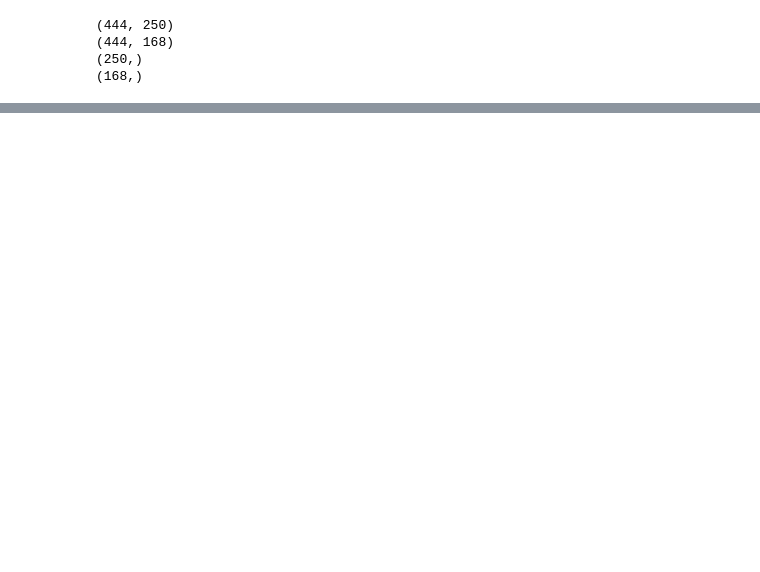
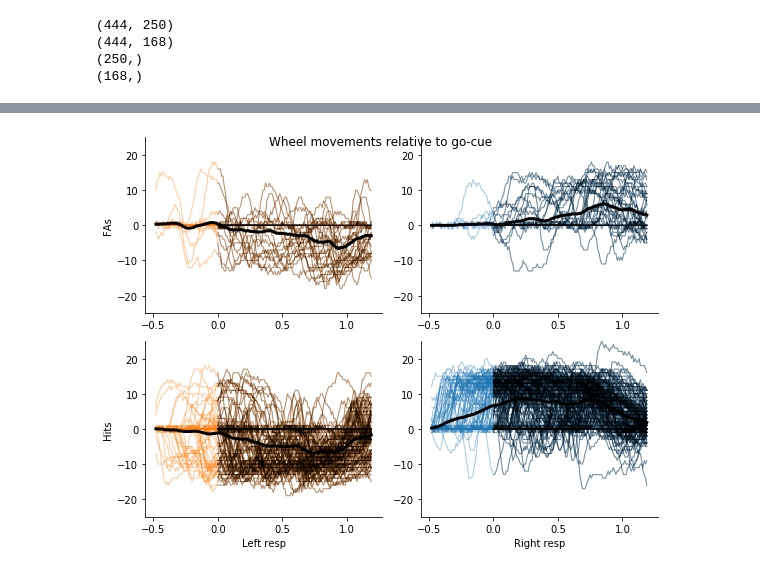
Before and after one commit to KceniaB/NMA_project, a Jupyter notebook: sam/Steinmetz_example_playground.ipynb, the cells around one changed output, grey strips where cells are left out. Saved outputs shown, nothing was run; the diff lists cells and outputs as text; code cells hidden in the pictures; blank space fills up the shorter version.

```diff
--- a/sam/Steinmetz_example_playground.ipynb
+++ b/sam/Steinmetz_example_playground.ipynb
@@ -269,43 +271,51 @@ wheelpos = wheelpos_cue
 wheelpos_postcue = wheelpos_cue_postcue
 t = t_cue
 
-plt.figure(figsize=[10,8])
+plt.figure(figsize=[8,6])
 
 plt.subplot(221)
 plt.plot(t,wheelpos[np.where(trls_NL)].T,cols[1],alpha=.4,linewidth=1)
 plt.plot(t,wheelpos_postcue[np.where(trls_NL)].T,'k',alpha=.3,linewidth=1)
 plt.plot(t,np.mean(wheelpos[np.where(trls_NL)],axis=0),'k',linewidth=3)
 plt.ylim(-25,25)
+plt.xticks([-.5,0,.5,1])
 plt.ylabel('FAs')
 
 plt.subplot(222)
 plt.plot(t,wheelpos[np.where(trls_NR)].T,cols[0],alpha=.4,linewidth=1)
 plt.plot(t,wheelpos_postcue[np.where(trls_NR)].T,'k',alpha=.3,linewidth=1)
 plt.plot(t,np.mean(wheelpos[np.where(trls_NR)],axis=0),'k',linewidth=3)
 plt.ylim(-25,25)
+plt.xticks([-.5,0,.5,1])
 
 plt.subplot(223)
 plt.plot(t,wheelpos[np.where(trls_GL)].T,cols[1],alpha=.4,linewidth=1)
 plt.plot(t,wheelpos_postcue[np.where(trls_GL)].T,'k',alpha=.3,linewidth=1)
 plt.plot(t,np.mean(wheelpos[np.where(trls_GL)],axis=0),'k',linewidth=3)
 plt.ylim(-25,25)
+plt.xticks([-.5,0,.5,1])
 plt.xlabel('Left resp')
 plt.ylabel('Hits')
 
 plt.subplot(224)
 plt.plot(t,wheelpos[np.where(trls_GR)].T,cols[0],alpha=.4,linewidth=1)
 plt.plot(t,wheelpos_postcue[np.where(trls_GR)].T,'k',alpha=.3,linewidth=1)
 plt.plot(t,np.mean(wheelpos[np.where(trls_GR)],axis=0),'k',linewidth=3)
 plt.ylim(-25,25)
+plt.xticks([-.5,0,.5,1])
 plt.xlabel('Right resp')
 
 plt.tight_layout()
 
 plt.suptitle("Wheel movements relative to go-cue")
 
+plt.savefig(os.path.join(code_folder,'figs','wheel_mov_aligned_example.svg'))
+plt.savefig(os.path.join(code_folder,'figs','wheel_mov_aligned_example.png'),dpi=300)
+
 plt.show()
-
 #conclusion: animals don't wait until the go-cue to respond!
+# %% [output]
+[figure, added]
 # %%
 #'Change of Mind' (com) trials are those where the mean direction of initial movement was in wrong direction
 # we define this over the window 'init_win', relative to the go cue
```
Also changed, not shown: parts of 6 cells of this notebook, 39 other files.
